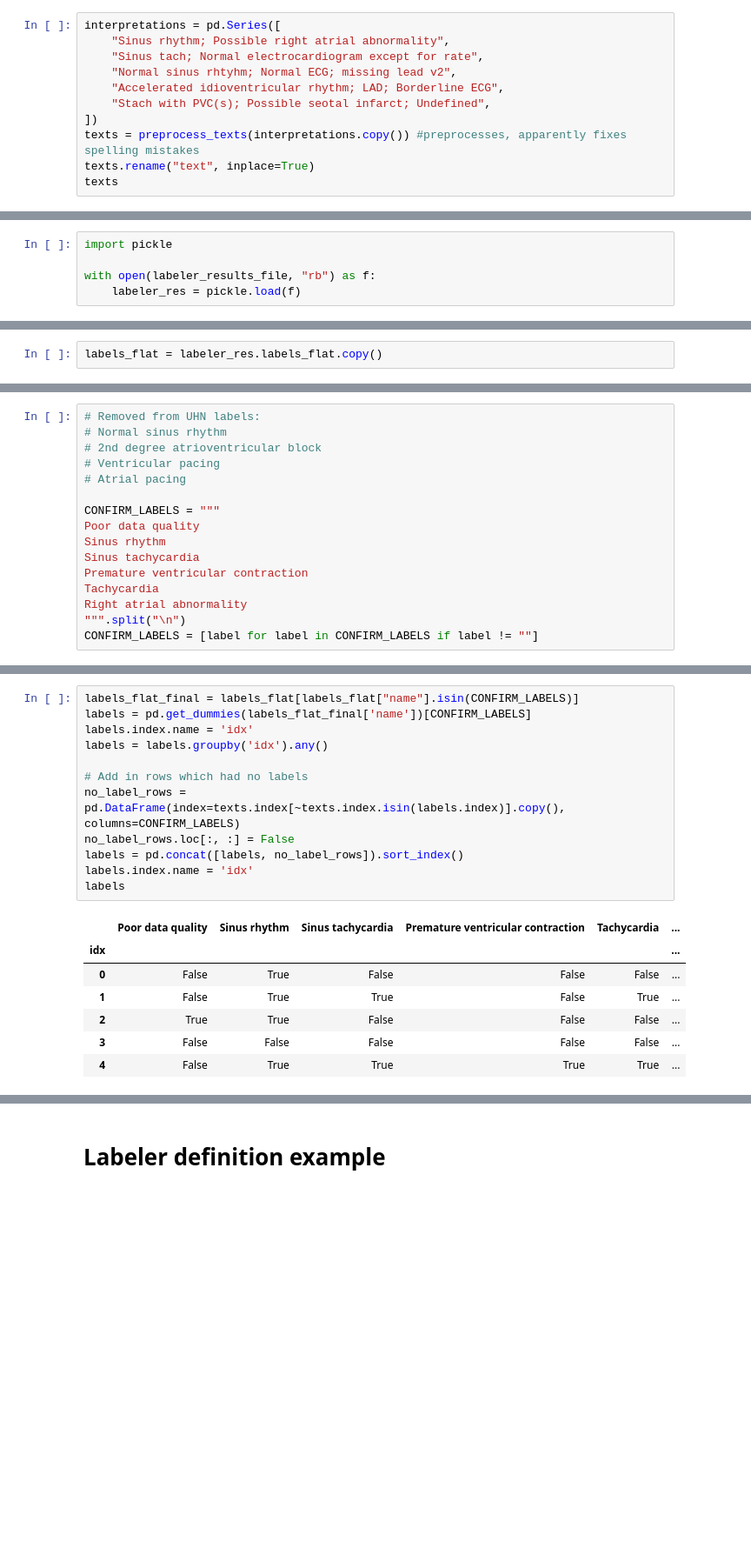
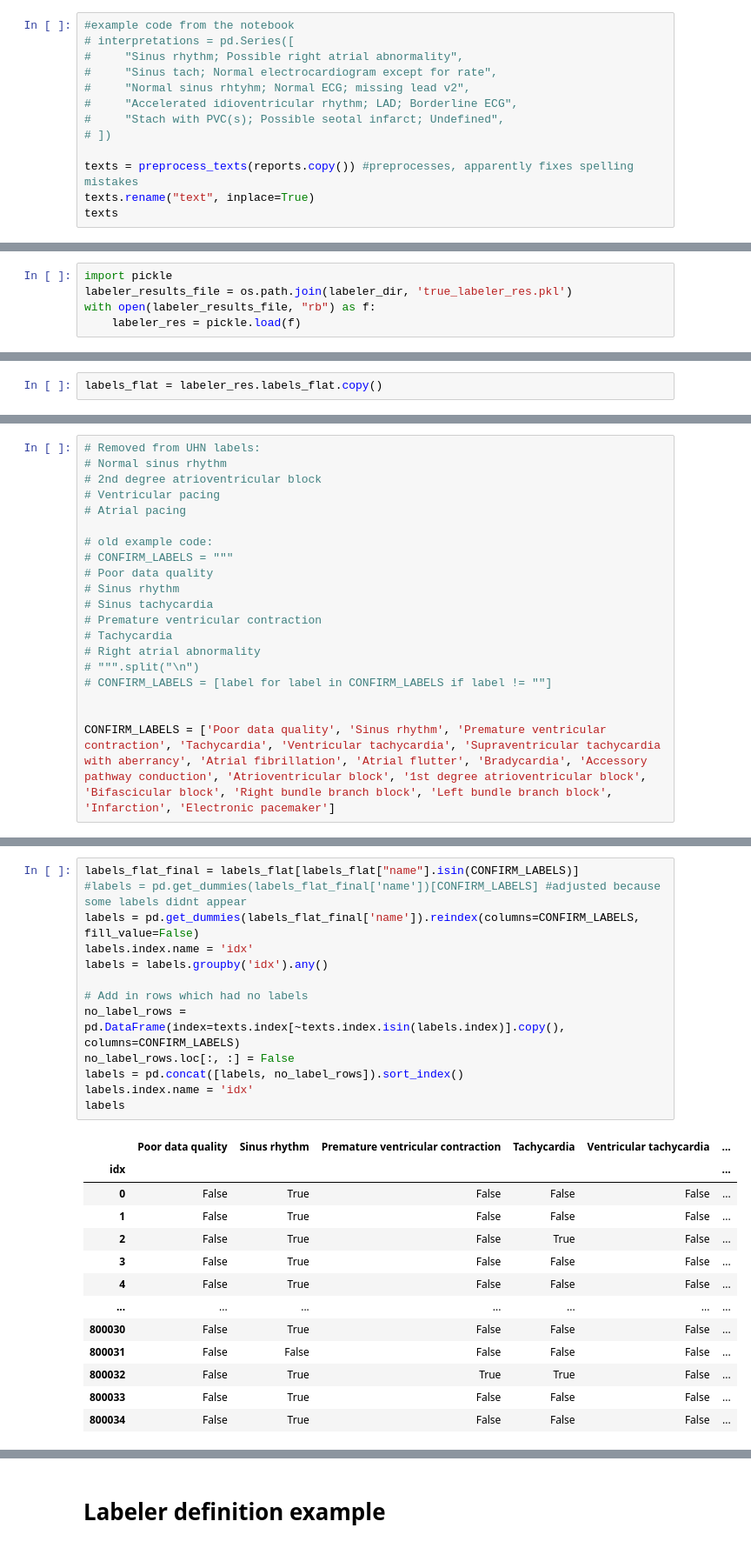
Before and after one commit to noorsterre/ecg-thesis, a Jupyter notebook: notebooks/labeler.ipynb, the cells around one changed output, grey strips where cells are left out. Shown at 87% size. Drawn from its saved outputs; the diff is of its cells as text; blank space fills up the shorter version.

Commit message:
label creation

```diff
--- a/notebooks/labeler.ipynb
+++ b/notebooks/labeler.ipynb
@@ -75,12 +119,14 @@ runs labeling pipeline on examples
 # %%
-interpretations = pd.Series([
-    "Sinus rhythm; Possible right atrial abnormality",
-    "Sinus tach; Normal electrocardiogram except for rate",
-    "Normal sinus rhtyhm; Normal ECG; missing lead v2",
-    "Accelerated idioventricular rhythm; LAD; Borderline ECG",
-    "Stach with PVC(s); Possible seotal infarct; Undefined",
-])
-texts = preprocess_texts(interpretations.copy()) #preprocesses, apparently fixes spelling mistakes
+#example code from the notebook
+# interpretations = pd.Series([
+#     "Sinus rhythm; Possible right atrial abnormality",
+#     "Sinus tach; Normal electrocardiogram except for rate",
+#     "Normal sinus rhtyhm; Normal ECG; missing lead v2",
+#     "Accelerated idioventricular rhythm; LAD; Borderline ECG",
+#     "Stach with PVC(s); Possible seotal infarct; Undefined",
+# ])
+
+texts = preprocess_texts(reports.copy()) #preprocesses, apparently fixes spelling mistakes
 texts.rename("text", inplace=True)
 texts
 # %% [output]
@@ -134,7 +188,7 @@ Creating compound entities...
 # Analyze results
 # %%
 import pickle
-
+labeler_results_file = os.path.join(labeler_dir, 'true_labeler_res.pkl')
 with open(labeler_results_file, "rb") as f:
     labeler_res = pickle.load(f)
 # %% [markdown]
@@ -183,13 +243,17 @@ Name: count, dtype: int64
 # Ventricular pacing
 # Atrial pacing
 
-CONFIRM_LABELS = """
-Poor data quality
-Sinus rhythm
-Sinus tachycardia
-Premature ventricular contraction
-Tachycardia
-Right atrial abnormality
-""".split("\n")
-CONFIRM_LABELS = [label for label in CONFIRM_LABELS if label != ""]
+# old example code:
+# CONFIRM_LABELS = """
+# Poor data quality
+# Sinus rhythm
+# Sinus tachycardia
+# Premature ventricular contraction
+# Tachycardia
+# Right atrial abnormality
+# """.split("\n")
+# CONFIRM_LABELS = [label for label in CONFIRM_LABELS if label != ""]
+
+
+CONFIRM_LABELS = ['Poor data quality', 'Sinus rhythm', 'Premature ventricular contraction', 'Tachycardia', 'Ventricular tachycardia', 'Supraventricular tachycardia with aberrancy', 'Atrial fibrillation', 'Atrial flutter', 'Bradycardia', 'Accessory pathway conduction', 'Atrioventricular block', '1st degree atrioventricular block', 'Bifascicular block', 'Right bundle branch block', 'Left bundle branch block', 'Infarction', 'Electronic pacemaker']
 # %%
@@ -206,20 +267,27 @@ Name: count, dtype: float64
 # %%
 labels_flat_final = labels_flat[labels_flat["name"].isin(CONFIRM_LABELS)]
-labels = pd.get_dummies(labels_flat_final['name'])[CONFIRM_LABELS]
+#labels = pd.get_dummies(labels_flat_final['name'])[CONFIRM_LABELS] #adjusted because some labels didnt appear
+labels = pd.get_dummies(labels_flat_final['name']).reindex(columns=CONFIRM_LABELS, fill_value=False)
 labels.index.name = 'idx'
 labels = labels.groupby('idx').any()
 
 # Add in rows which had no labels
 no_label_rows = pd.DataFrame(index=texts.index[~texts.index.isin(labels.index)].copy(), columns=CONFIRM_LABELS)
 no_label_rows.loc[:, :] = False
 labels = pd.concat([labels, no_label_rows]).sort_index()
 labels.index.name = 'idx'
 labels
 # %% [output]
-|  | Poor data quality | Sinus rhythm | Sinus tachycardia | Premature ventricular contraction | Tachycardia | ... |
+|  | Poor data quality | Sinus rhythm | Premature ventricular contraction | Tachycardia | Ventricular tachycardia | ... |
 | idx |  |  |  |  |  | ... |
 | 0 | False | True | False | False | False | ... |
-| 1 | False | True | True | False | True | ... |
-| 2 | True | True | False | False | False | ... |
-| 3 | False | False | False | False | False | ... |
-| 4 | False | True | True | True | True | ... |
+| 1 | False | True | False | False | False | ... |
+| 2 | False | True | False | True | False | ... |
+| 3 | False | True | False | False | False | ... |
+| 4 | False | True | False | False | False | ... |
+| ... | ... | ... | ... | ... | ... | ... |
+| 800030 | False | True | False | False | False | ... |
+| 800031 | False | False | False | False | False | ... |
+| 800032 | False | True | True | True | False | ... |
+| 800033 | False | True | False | False | False | ... |
+| 800034 | False | True | False | False | False | ... |
```
Also changed, not shown: parts of 18 cells of this notebook, 3 other files.
